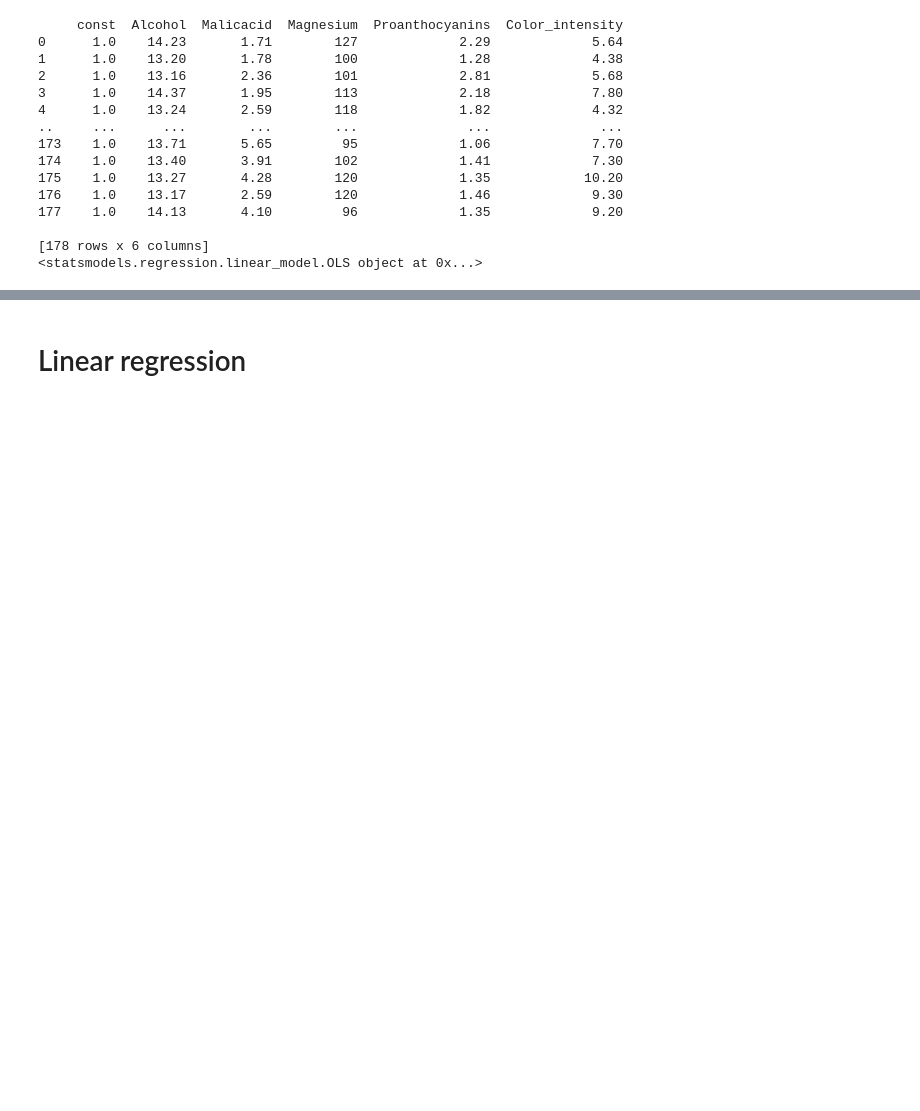
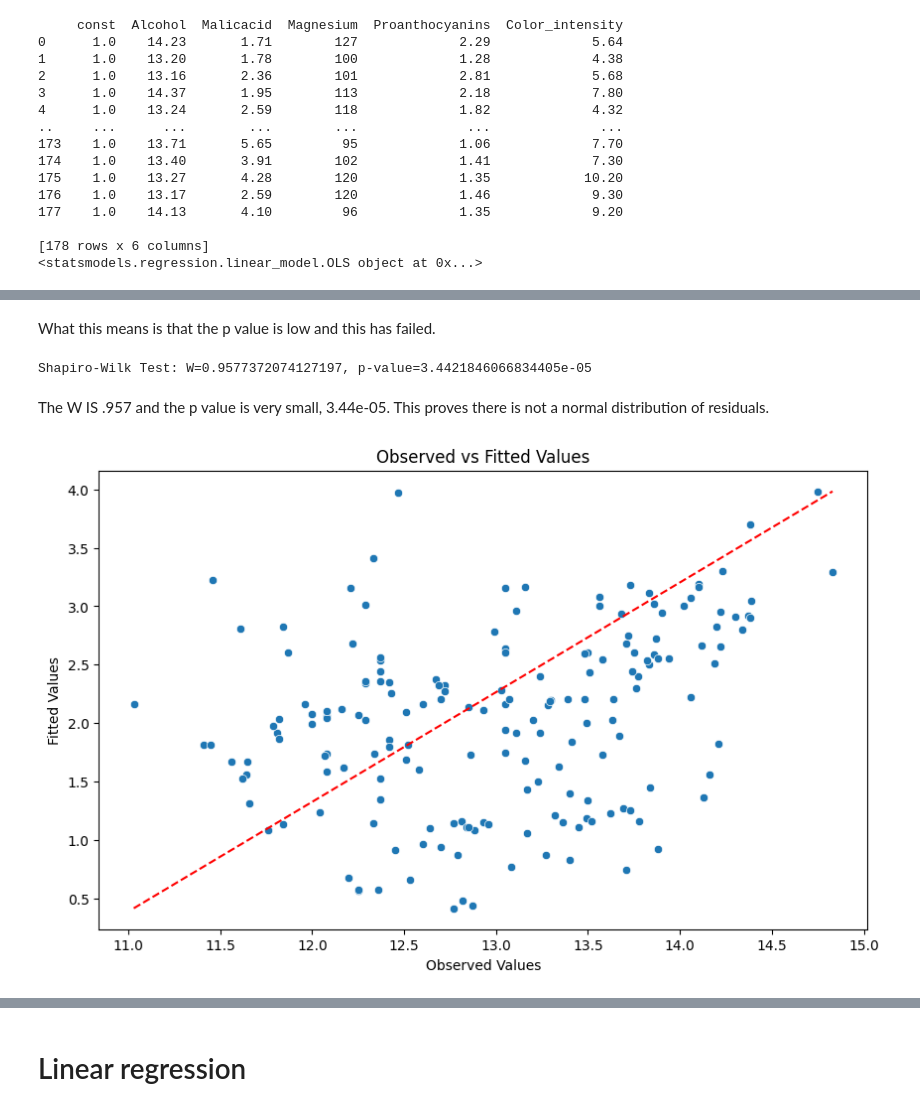
Before and after one commit to malh718/datasci_6_regression, a Jupyter notebook: wineanalysis.ipynb, the cells around one changed output, grey strips where cells are left out. Cells and saved outputs as stored; diff of their text form; code cells hidden in the pictures; blank space fills up the shorter version.

```diff
--- a/wineanalysis.ipynb
+++ b/wineanalysis.ipynb
@@ -123,0 +126,24 @@ Rainbow Test: stat=2.3899371469856194, p-value=3.0882100589536056e-05
+# %% [markdown]
+What this means is that the p value is low and this has failed.
+# %%
+
+### Assessing normality of the residuals
+W, p_value = shapiro(residuals)
+print(f"Shapiro-Wilk Test: W={W}, p-value={p_value}")
+# %% [output]
+Shapiro-Wilk Test: W=0.9577372074127197, p-value=3.4421846066834405e-05
+# %% [markdown]
+The W IS .957 and the p value is very small, 3.44e-05. This proves there is not a normal distribution of residuals.
+# %%
+
+## A significant p-value indicates that the relationship is not linear.
+# Plot observed vs fitted values
+plt.figure(figsize=(10, 6))
+sns.scatterplot(x=df['Alcohol'], y=fitted)
+plt.xlabel('Observed Values')
+plt.ylabel('Fitted Values')
+plt.title('Observed vs Fitted Values')
+plt.plot([min(df['Alcohol']), max(df['Alcohol'])], [min(fitted), max(fitted)], color='red', linestyle='--')
+plt.show()
+# %% [output]
+[figure, added]
```
Also changed, not shown: parts of 10 cells of this notebook.
